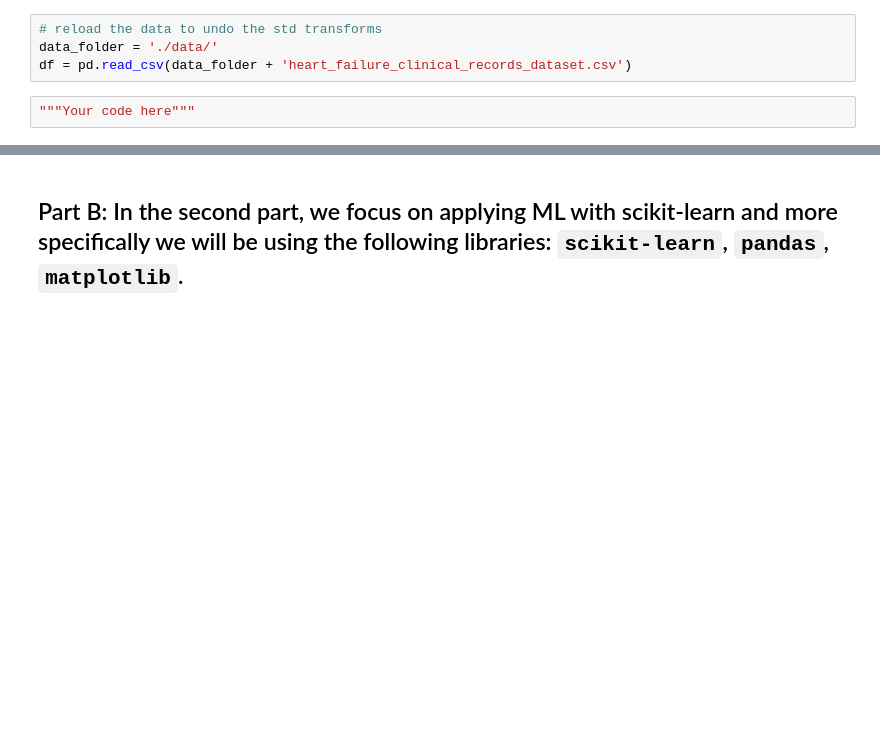
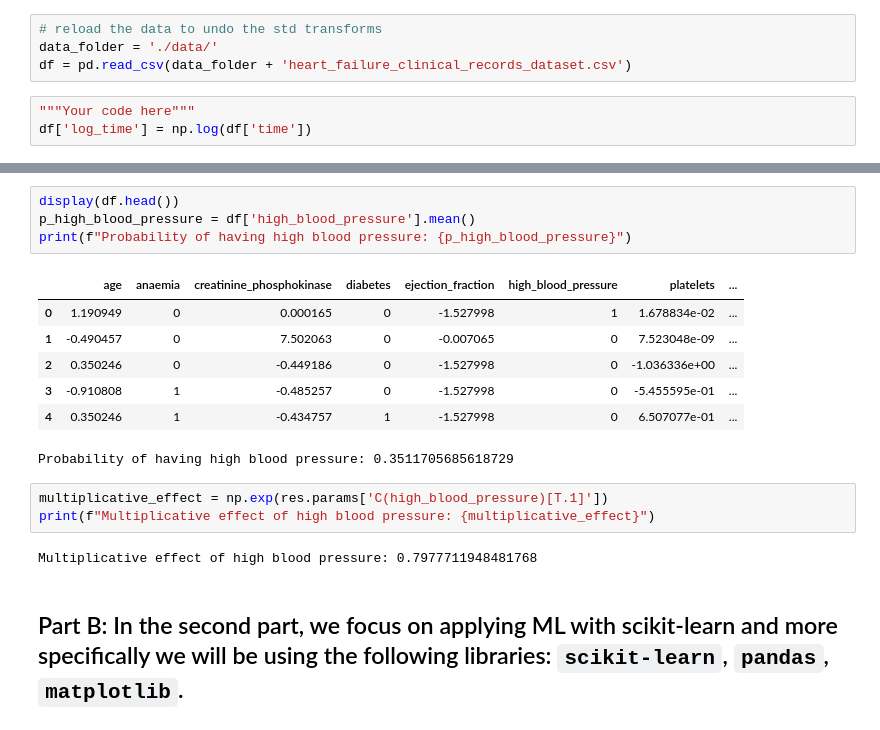
Before and after one commit to Jvviragine/data_analysis_um_course, a Jupyter notebook: bootcamps/bootcamp3/Niki_Regression_analysis.ipynb, the cells around one changed output, grey strips where cells are left out. Drawn from its saved outputs; the diff is of its cells as text; blank space fills up the shorter version.

```diff
--- a/bootcamps/bootcamp3/Niki_Regression_analysis.ipynb
+++ b/bootcamps/bootcamp3/Niki_Regression_analysis.ipynb
@@ -404,3 +470,4 @@ data_folder = './data/'
 df = pd.read_csv(data_folder + 'heart_failure_clinical_records_dataset.csv')
 # %%
 """Your code here"""
+df['log_time'] = np.log(df['time'])
@@ -409,3 +504,20 @@ df = pd.read_csv(data_folder + 'heart_failure_clinical_records_dataset.csv')
+# %%
+display(df.head())
+p_high_blood_pressure = df['high_blood_pressure'].mean()
+print(f"Probability of having high blood pressure: {p_high_blood_pressure}")
+# %% [output]
+|  | age | anaemia | creatinine_phosphokinase | diabetes | ejection_fraction | high_blood_pressure | platelets | ... |
+| 0 | 1.190949 | 0 | 0.000165 | 0 | -1.527998 | 1 | 1.678834e-02 | ... |
+| 1 | -0.490457 | 0 | 7.502063 | 0 | -0.007065 | 0 | 7.523048e-09 | ... |
+| 2 | 0.350246 | 0 | -0.449186 | 0 | -1.527998 | 0 | -1.036336e+00 | ... |
+| 3 | -0.910808 | 1 | -0.485257 | 0 | -1.527998 | 0 | -5.455595e-01 | ... |
+| 4 | 0.350246 | 1 | -0.434757 | 1 | -1.527998 | 0 | 6.507077e-01 | ... |
+Probability of having high blood pressure: 0.3511705685618729
+# %%
+multiplicative_effect = np.exp(res.params['C(high_blood_pressure)[T.1]'])
+print(f"Multiplicative effect of high blood pressure: {multiplicative_effect}")
+# %% [output]
+Multiplicative effect of high blood pressure: 0.7977711948481768
 # %% [markdown]
 ## Part B: In the second part, we focus on applying ML with scikit-learn and more specifically we will be using the following libraries: `scikit-learn`, `pandas`, `matplotlib`.
 # %%
```
Also changed, not shown: parts of 30 cells of this notebook.
